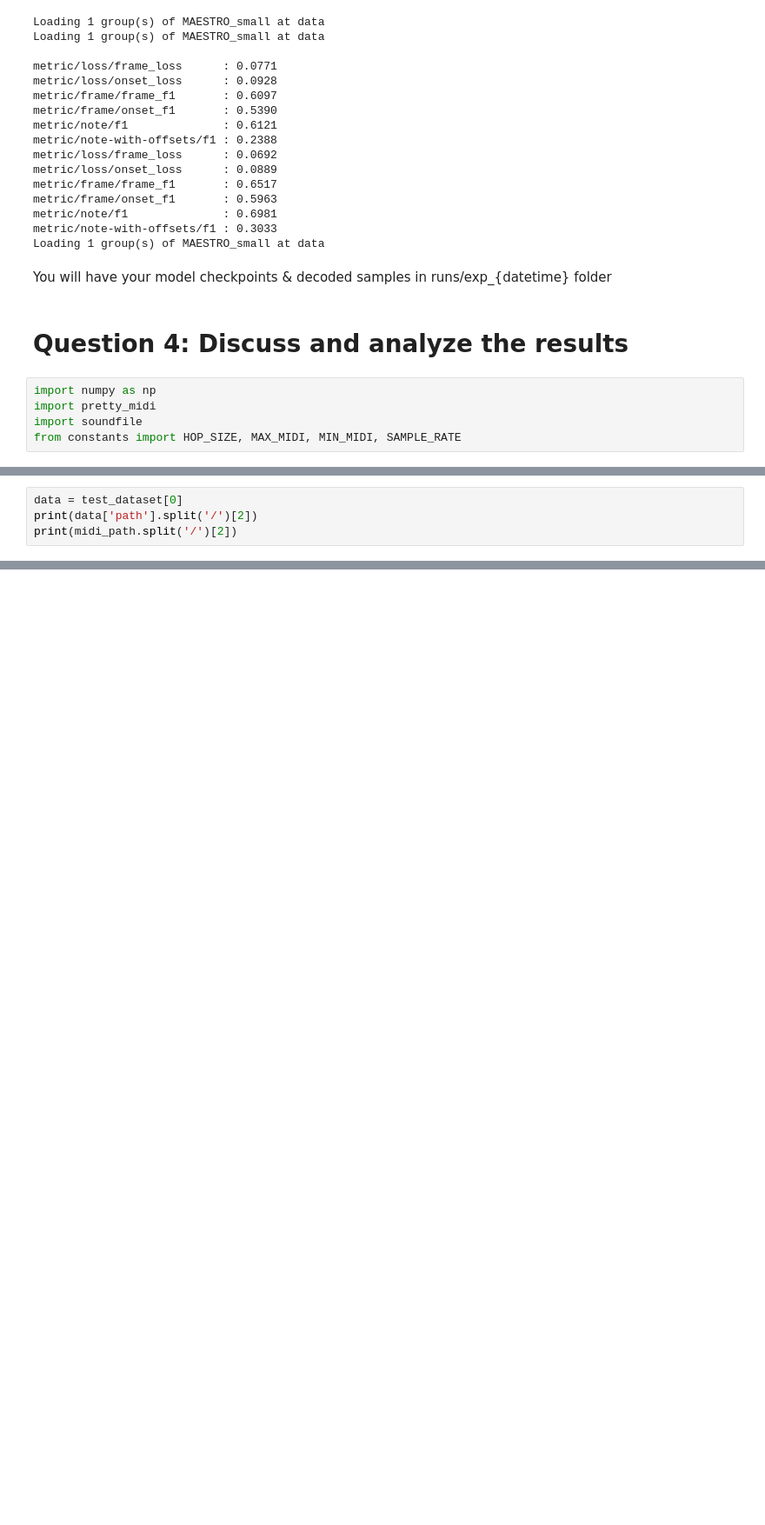
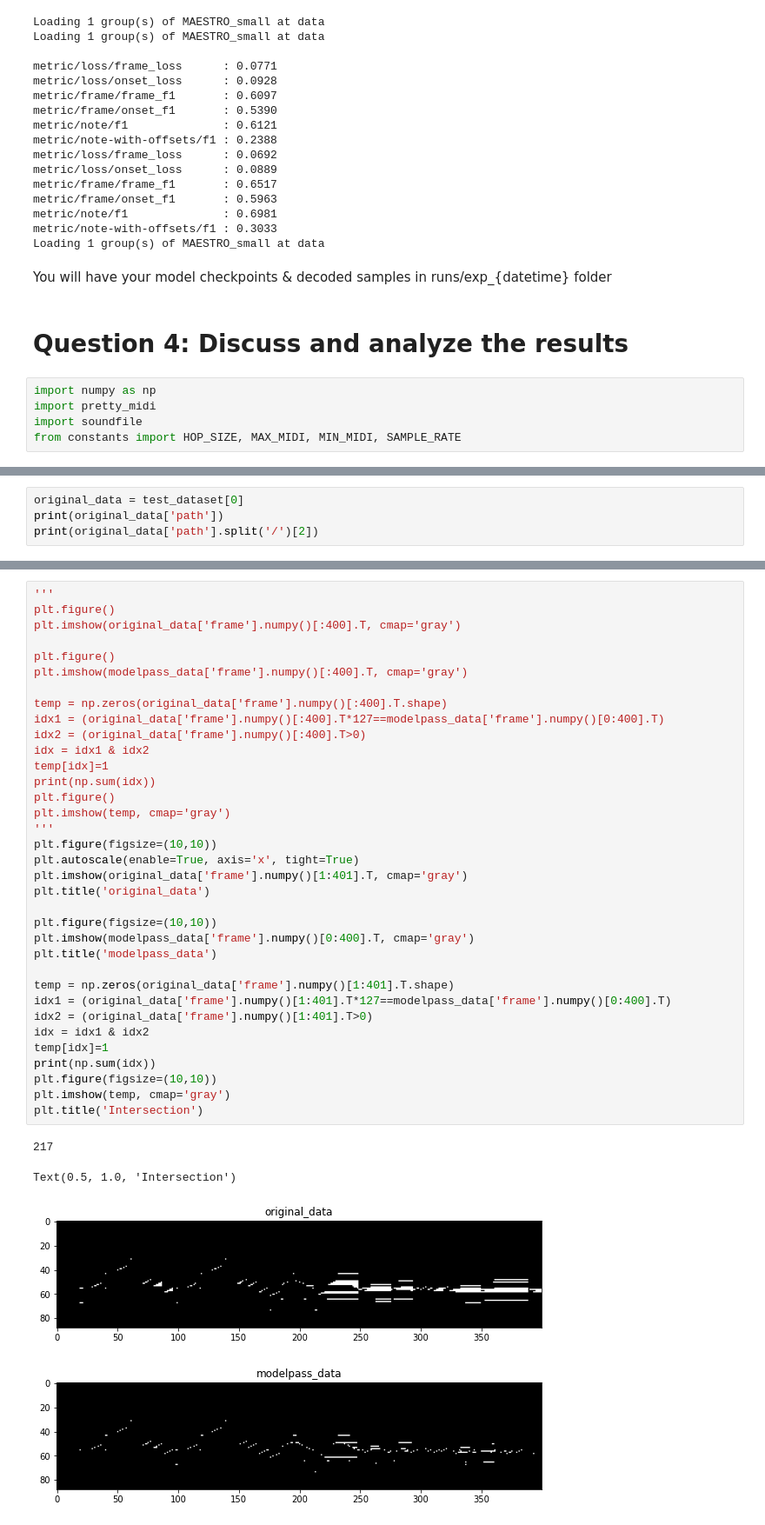
Before and after one commit to jhkang0408/GCT634-Musical-Applications-of-ML, a Jupyter notebook: Assignment3/hw3_tutorial.ipynb, the cells around one changed output, grey strips where cells are left out. Shown at 87% size. Drawn from its saved outputs; the diff is of its cells as text; blank space fills up the shorter version.

```diff
--- a/Assignment3/hw3_tutorial.ipynb
+++ b/Assignment3/hw3_tutorial.ipynb
@@ -193,5 +114,5 @@ test_dataset = MAESTRO_small(groups=['test'], hop_size=HOP_SIZE, random_sample=F
 # %%
-data = test_dataset[0]
-print(data['path'].split('/')[2])
-print(midi_path.split('/')[2])
+original_data = test_dataset[0]
+print(original_data['path'])
+print(original_data['path'].split('/')[2])
 # %% [output]
@@ -211,0 +274,40 @@ plt.imshow(data['onset'].numpy()[:400].T, aspect='auto', origin='lower')
+# %%
+'''
+plt.figure()
+plt.imshow(original_data['frame'].numpy()[:400].T, cmap='gray')
+
+plt.figure()
+plt.imshow(modelpass_data['frame'].numpy()[:400].T, cmap='gray')
+
+temp = np.zeros(original_data['frame'].numpy()[:400].T.shape)
+idx1 = (original_data['frame'].numpy()[:400].T*127==modelpass_data['frame'].numpy()[0:400].T)
+idx2 = (original_data['frame'].numpy()[:400].T>0)
+idx = idx1 & idx2
+temp[idx]=1
+print(np.sum(idx))
+plt.figure()
+plt.imshow(temp, cmap='gray')
+'''
+plt.figure(figsize=(10,10))
+plt.autoscale(enable=True, axis='x', tight=True)
+plt.imshow(original_data['frame'].numpy()[1:401].T, cmap='gray')
+plt.title('original_data')
+
+plt.figure(figsize=(10,10))
+plt.imshow(modelpass_data['frame'].numpy()[0:400].T, cmap='gray')
+plt.title('modelpass_data')
+
+temp = np.zeros(original_data['frame'].numpy()[1:401].T.shape)
+idx1 = (original_data['frame'].numpy()[1:401].T*127==modelpass_data['frame'].numpy()[0:400].T)
+idx2 = (original_data['frame'].numpy()[1:401].T>0)
+idx = idx1 & idx2
+temp[idx]=1
+print(np.sum(idx))
+plt.figure(figsize=(10,10))
+plt.imshow(temp, cmap='gray')
+plt.title('Intersection')
+# %% [output]
+217
+Text(0.5, 1.0, 'Intersection')
+[figure, added]
+[figure, added]
```
Also changed, not shown: parts of 14 cells of this notebook, 4 other files.
